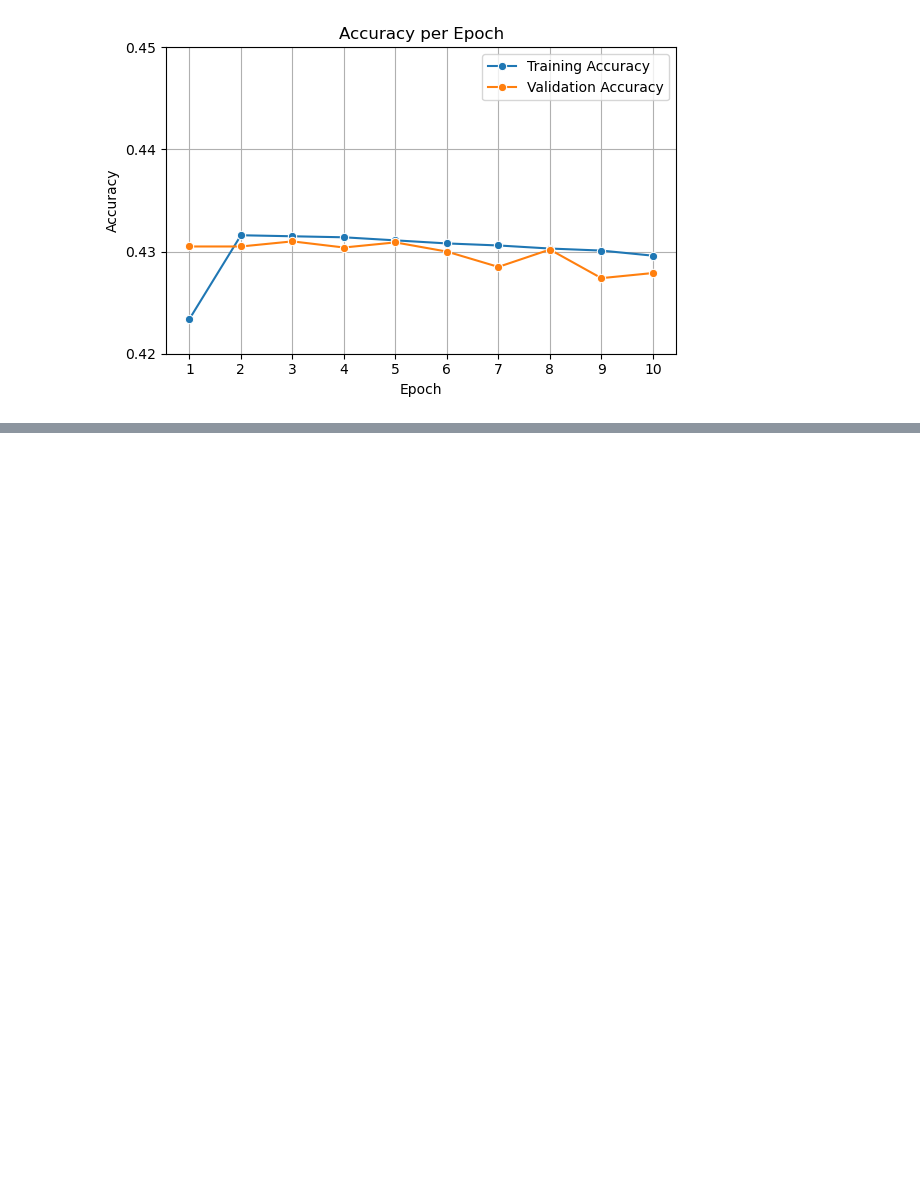
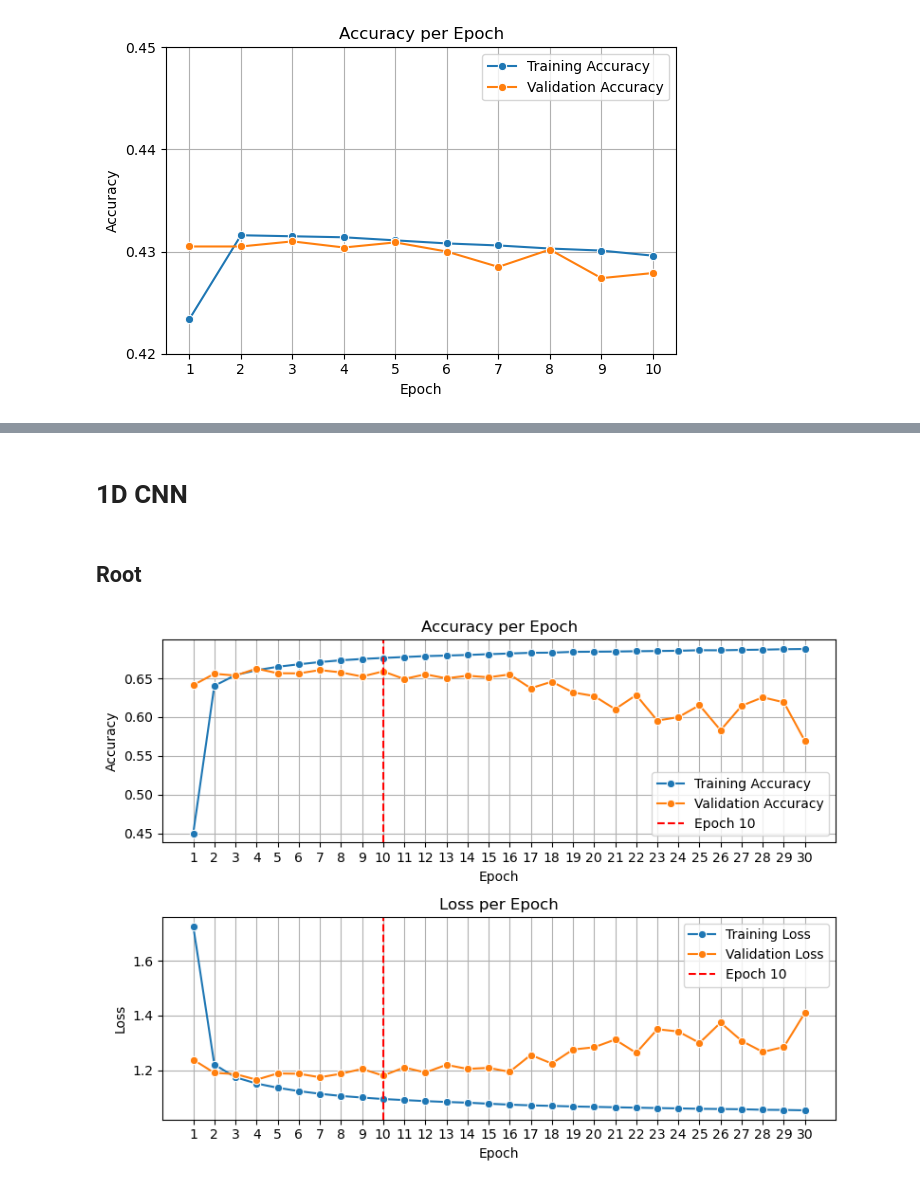
Before and after one commit to ThanAid/Chord-Estimation-Thesis, a Jupyter notebook: notebooks/results.ipynb, the cells around one changed output, grey strips where cells are left out. Saved outputs shown, nothing was run; the diff lists cells and outputs as text; code cells hidden in the pictures; blank space fills up the shorter version.

```diff
--- a/notebooks/results.ipynb
+++ b/notebooks/results.ipynb
@@ -24,0 +44,52 @@ plt.show()
+# %% [markdown]
+# 1D CNN
+# %% [markdown]
+## Root
+# %%
+# Accuracy and loss data
+train_loss = [1.7275, 1.2206, 1.1738, 1.1508, 1.1354, 1.1231, 1.1132, 1.1053, 1.0995, 1.0941,
+              1.0902, 1.0864, 1.0832, 1.0807, 1.0769, 1.0736, 1.0709, 1.0690, 1.0668, 1.0654,
+              1.0638, 1.0624, 1.0610, 1.0597, 1.0583, 1.0574, 1.0566, 1.0546, 1.0540, 1.0526]
+train_accuracy = [0.4501, 0.6403, 0.6542, 0.6605, 0.6649, 0.6681, 0.6710, 0.6733, 0.6750, 0.6763,
+                  0.6775, 0.6787, 0.6794, 0.6802, 0.6812, 0.6821, 0.6830, 0.6832, 0.6842, 0.6844,
+                  0.6846, 0.6850, 0.6853, 0.6856, 0.6863, 0.6862, 0.6867, 0.6870, 0.6876, 0.6879]
+val_loss = [1.2381, 1.1899, 1.1854, 1.1649, 1.1877, 1.1866, 1.1738, 1.1865, 1.2045, 1.1797,
+            1.2098, 1.1913, 1.2192, 1.2044, 1.2082, 1.1938, 1.2555, 1.2240, 1.2753, 1.2836,
+            1.3118, 1.2630, 1.3497, 1.3414, 1.2996, 1.3740, 1.3070, 1.2665, 1.2848, 1.4103]
+val_accuracy = [0.6412, 0.6559, 0.6536, 0.6626, 0.6566, 0.6564, 0.6607, 0.6577, 0.6523, 0.6590,
+                0.6491, 0.6552, 0.6500, 0.6534, 0.6513, 0.6550, 0.6372, 0.6457, 0.6318, 0.6272,
+                0.6103, 0.6284, 0.5955, 0.5999, 0.6153, 0.5830, 0.6146, 0.6255, 0.6190, 0.5690]
+
+epochs = range(1, len(train_loss) + 1)
+
+# Plot
+plt.figure(figsize=(8, 6))
+
+# Accuracy plot
+plt.subplot(2, 1, 1)
+sns.lineplot(x=epochs, y=train_accuracy, label='Training Accuracy', marker='o')
+sns.lineplot(x=epochs, y=val_accuracy, label='Validation Accuracy', marker='o')
+plt.axvline(x=10, color='red', linestyle='--', label='Epoch 10')
+plt.title('Accuracy per Epoch')
+plt.xlabel('Epoch')
+plt.ylabel('Accuracy')
+plt.xticks(epochs)
+plt.legend()
+plt.grid(True)
+
+# Loss plot
+plt.subplot(2, 1, 2)
+sns.lineplot(x=epochs, y=train_loss, label='Training Loss', marker='o')
+sns.lineplot(x=epochs, y=val_loss, label='Validation Loss', marker='o')
+plt.axvline(x=10, color='red', linestyle='--', label='Epoch 10')
+plt.title('Loss per Epoch')
+plt.xlabel('Epoch')
+plt.ylabel('Loss')
+plt.xticks(epochs)
+plt.legend()
+plt.grid(True)
+
+plt.tight_layout()
+plt.show()
+# %% [output]
+[figure, added]
```
Also changed, not shown: parts of 14 cells of this notebook, 2 other files.
